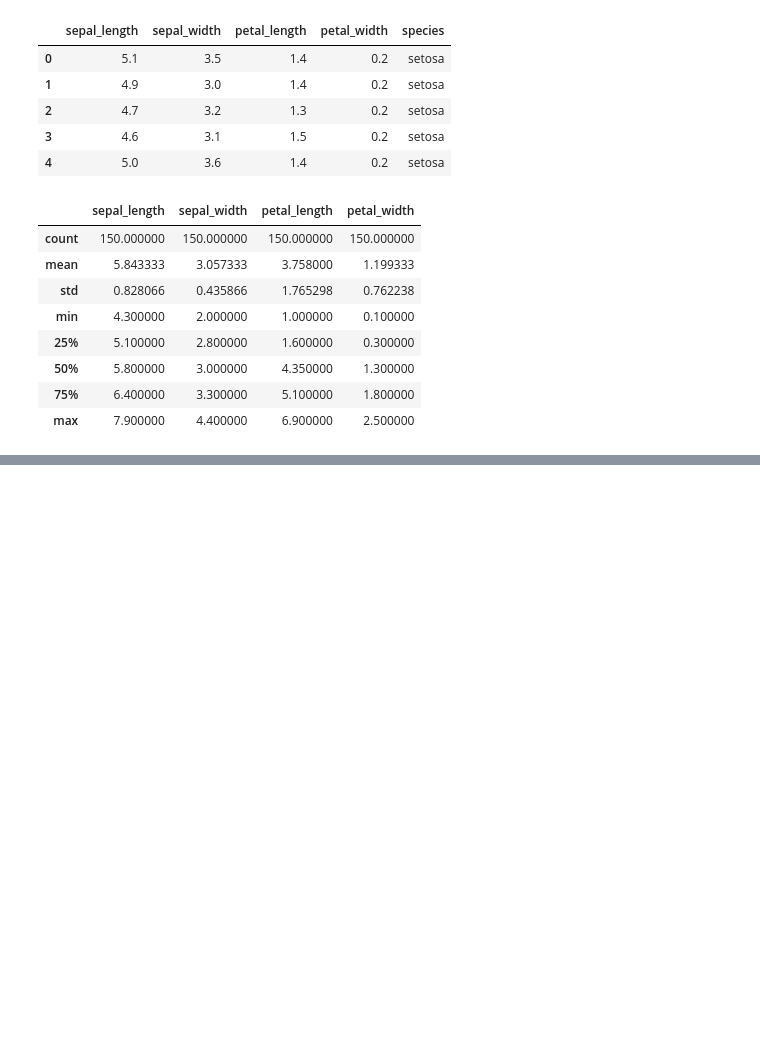
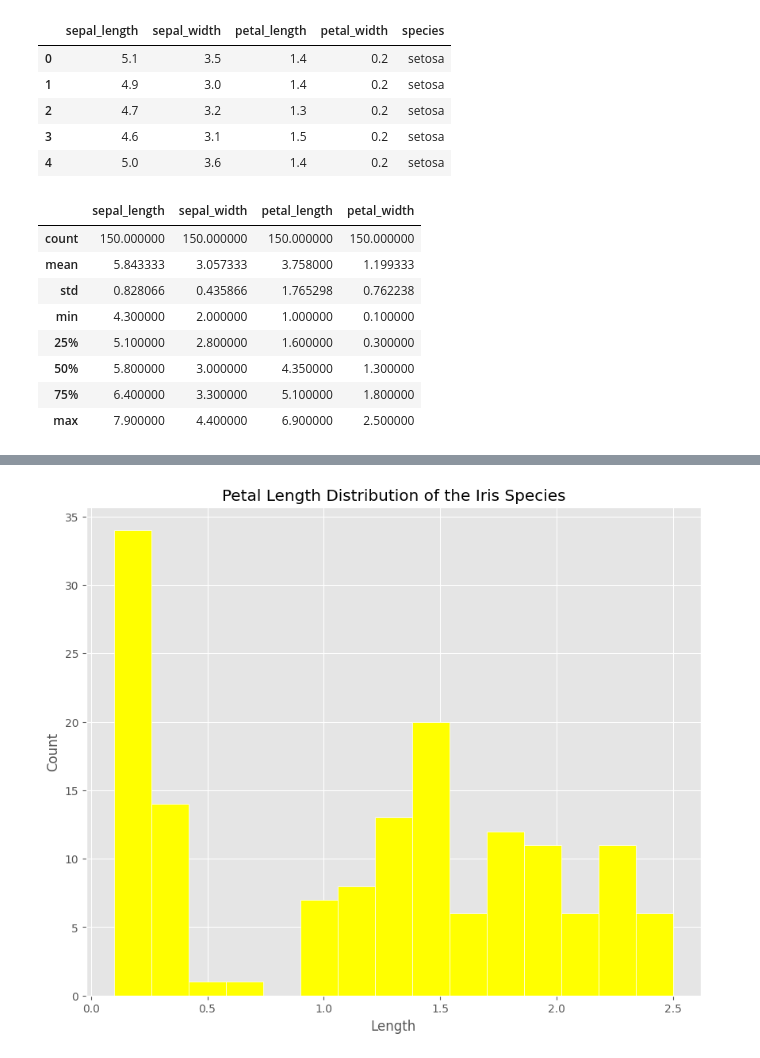
Before and after one commit to adinsa1/Data110, a Jupyter notebook: Assefa_wk10_Homework.ipynb, the cells around one changed output, grey strips where cells are left out. Saved outputs shown, nothing was run; the diff lists cells and outputs as text; code cells hidden in the pictures; blank space fills up the shorter version.

```diff
--- a/Assefa_wk10_Homework.ipynb
+++ b/Assefa_wk10_Homework.ipynb
@@ -32,0 +76,12 @@ df.head()
+# %%
+# 1.3.1.4. Plotting Histogram - Petal Width
+
+plt.style.use ('ggplot')
+plt.figure(figsize = (10,8))
+plt.hist(df['petal_width'], bins=15, color='yellow',edgecolor='white')
+plt.title ('Petal Length Distribution of the Iris Species')
+plt.xlabel('Length')
+plt.ylabel('Count')
+plt.show()
+# %% [output]
+[figure, added]
```
Also changed, not shown: parts of 6 cells of this notebook.
